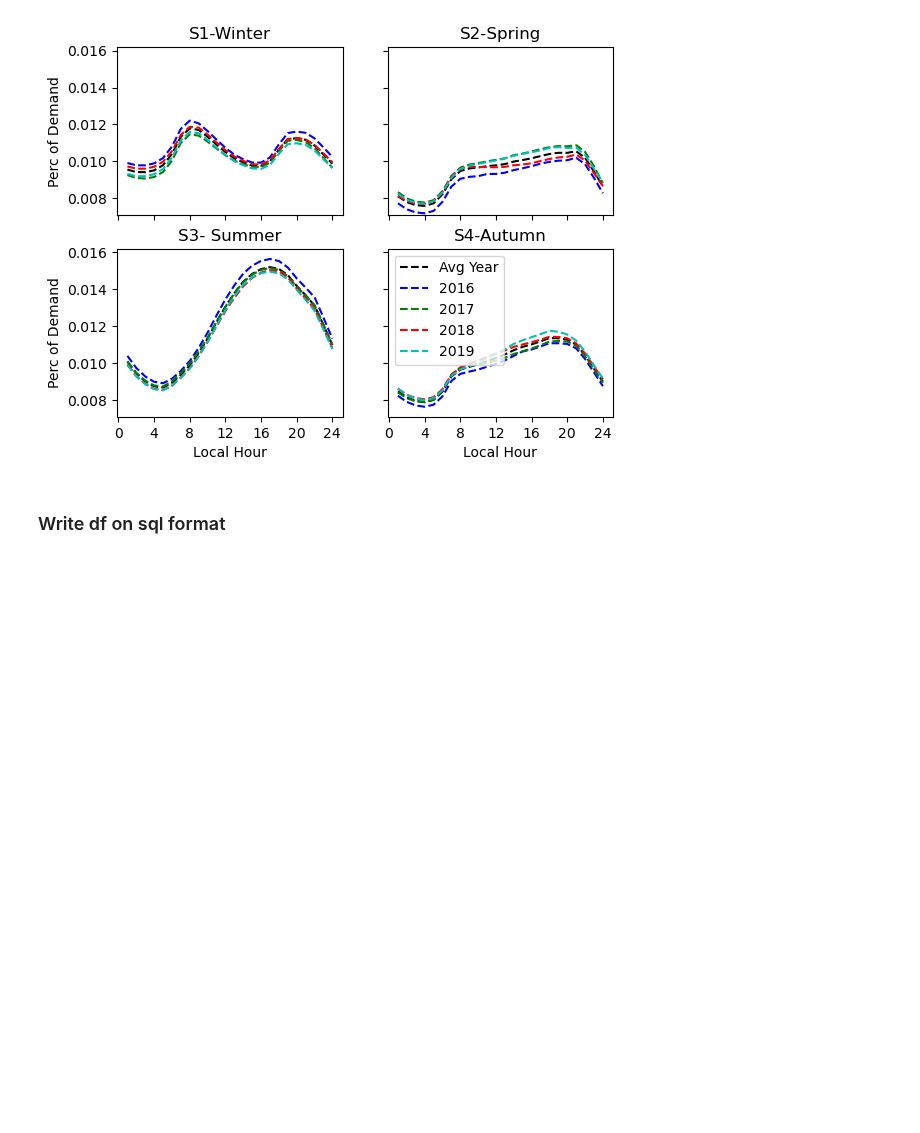
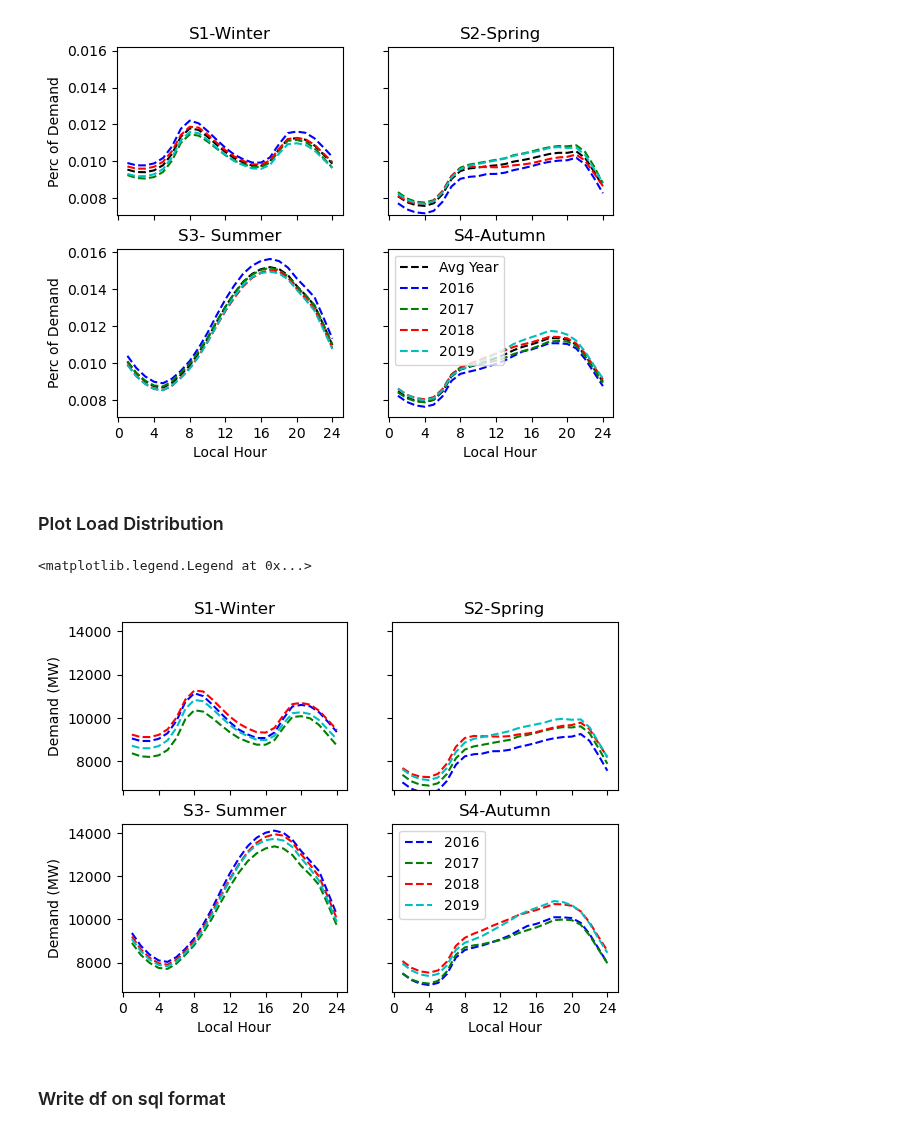
Before and after one commit to vaduraes/TemoaHurricane_V2, a Jupyter notebook: CreateBaseDeck/Excel2Sql.ipynb, the cells around one changed output. Saved outputs shown, nothing was run; the diff lists cells and outputs as text; code cells hidden in the pictures; blank space fills up the shorter version.

```diff
--- a/CreateBaseDeck/Excel2Sql.ipynb
+++ b/CreateBaseDeck/Excel2Sql.ipynb
@@ -1541,6 +1544,75 @@ plt.legend()
 # %% [output]
 <matplotlib.legend.Legend at 0x...>
 [figure]
+# %% [markdown]
+### Plot Load Distribution
+# %%
+season="S1"
+year=2019
+# %%
+fig, axs = plt.subplots(2, 2)
+G_S1Data=GeneralDemandDistribuion[GeneralDemandDistribuion["Season"]=="S1"]
+G_S2Data=GeneralDemandDistribuion[GeneralDemandDistribuion["Season"]=="S2"]
+G_S3Data=GeneralDemandDistribuion[GeneralDemandDistribuion["Season"]=="S3"]
+G_S4Data=GeneralDemandDistribuion[GeneralDemandDistribuion["Season"]=="S4"]
+x=np.arange(0, 24+1, 1)
+
+MinY=-0.0005+min(G_S1Data["RatioOfDemand"].min(),G_S2Data["RatioOfDemand"].min(),G_S3Data["RatioOfDemand"].min(),G_S4Data["RatioOfDemand"].min())
+MaxY=0.001+max(G_S1Data["RatioOfDemand"].max(),G_S2Data["RatioOfDemand"].max(),G_S3Data["RatioOfDemand"].max(),G_S4Data["RatioOfDemand"].max())
+
+axs[0, 0].set_title('S1-Winter')
+axs[0, 1].set_title('S2-Spring')
+axs[1, 0].set_title('S3- Summer')
+axs[1, 1].set_title('S4-Autumn')
+
+axs[0, 0].xaxis.set_ticks(np.arange(0, 24+1, 4))
+axs[0, 1].xaxis.set_ticks(np.arange(0, 24+1, 4))
+axs[1, 0].xaxis.set_ticks(np.arange(0, 24+1, 4))
+axs[1, 1].xaxis.set_ticks(np.arange(0, 24+1, 4))
+
+
+
+Colors=list(mcolors.BASE_COLORS.keys())
+
+for i in range(len(EIA_Data["Year"].unique())):
+    year=EIA_Data["Year"].unique()[i]
+    for season in Seasons:
+        MaxLoad=[]
+        MeanLoad=[]
+        MinLoad=[]
+        for hour in list(np.arange(0,24+1,1)):
+            MaxLoad.append(EIA_Data.loc[(EIA_Data["Hour"]==hour)*(EIA_Data["Season"]==season)*(EIA_Data["Year"]==year),"Demand (MW)"].max())
+            MinLoad.append(EIA_Data.loc[(EIA_Data["Hour"]==hour)*(EIA_Data["Season"]==season)*(EIA_Data["Year"]==year),"Demand (MW)"].min())
+            MeanLoad.append(EIA_Data.loc[(EIA_Data["Hour"]==hour)*(EIA_Data["Season"]==season)*(EIA_Data["Year"]==year),"Demand (MW)"].mean())
+            y=MeanLoad
+        if season=="S1":
+            axs[0, 0].plot(x, y,Colors[i]+"--",label = str(year))
+        if season=="S2":
+            axs[0, 1].plot(x, y,Colors[i]+"--",label = str(year))
+        if season=="S3":
+            axs[1, 0].plot(x, y,Colors[i]+"--",label = str(year))
+        if season=="S4":
+            axs[1, 1].plot(x, y,Colors[i]+"--",label = str(year))
+
+MinY, MaxY = axs[1, 0].get_ylim()
+MinY=MinY*0.9
+MaxY=MaxY*1
+axs[0, 0].set_ylim(MinY, MaxY)
+axs[0, 1].set_ylim(MinY, MaxY)
+axs[1, 0].set_ylim(MinY, MaxY)
+axs[1, 1].set_ylim(MinY, MaxY)
+
+for ax in axs.flat:
+    ax.set(xlabel="Local Hour", ylabel='Demand (MW)')
+
+# Hide x labels and tick labels for top plots and y ticks for right plots.
+for ax in axs.flat:
+    ax.label_outer()
+
+plt.legend()
+# %% [output]
+<matplotlib.legend.Legend at 0x...>
+[figure, added]
 # %% [markdown]
 ### Write df on sql format
 # %%
```
Also changed, not shown: parts of 5 cells of this notebook, 7 other files.
